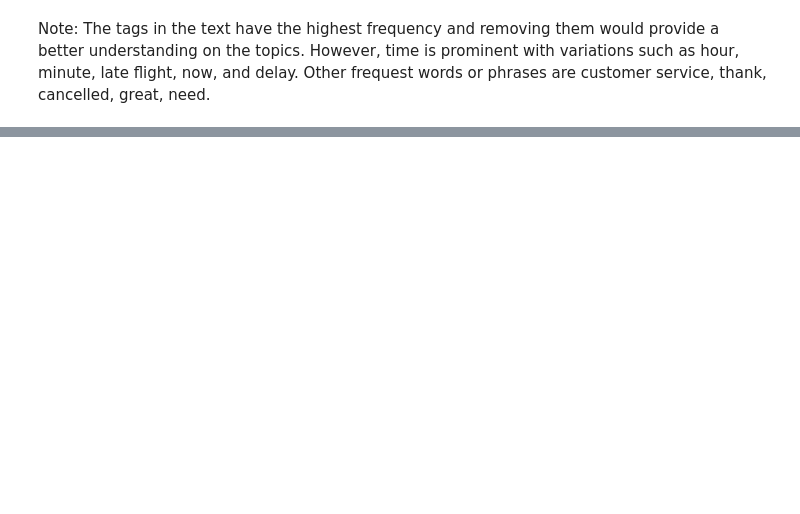
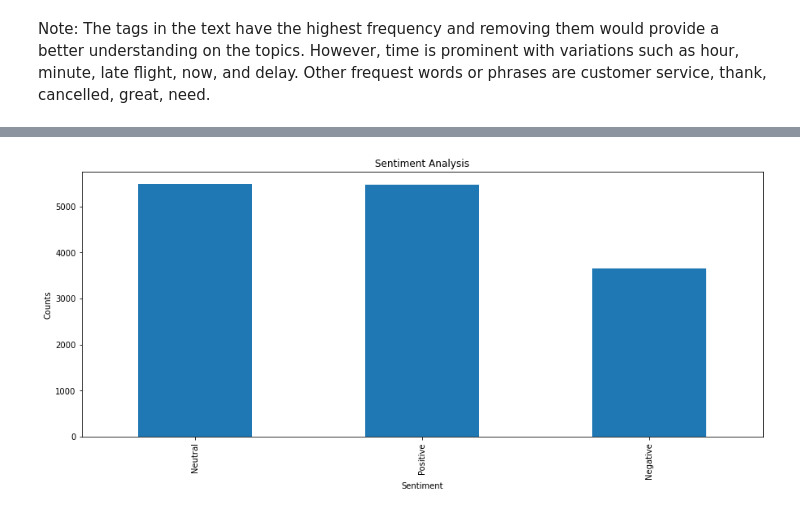
Before and after one commit to Scholarchep/sentiment-analysis-of-airline-tweets, a Jupyter notebook: airline_tweets.ipynb, the cells around one changed output, grey strips where cells are left out. Cells and saved outputs as stored; diff of their text form; code cells hidden in the pictures; blank space fills up the shorter version.

```diff
--- a/airline_tweets.ipynb
+++ b/airline_tweets.ipynb
@@ -249,0 +332,14 @@ Note: The tags in the text have the highest frequency and removing them would pr
+# %%
+# Create a function to get the subjectivity
+def getSubjectivity(text):
+    return TextBlob(text).sentiment.subjectivity
+
+# Create a function to get the polarity
+def getPolarity(text):
+    return TextBlob(text).sentiment.polarity
+# %%
+#calculating subjectivity and polarity scores
+copy_df['Subjectivity'] = copy_df['text'].apply(getSubjectivity)
+copy_df['Polarity'] = copy_df['text'].apply(getPolarity)
+
+copy_df.head()
@@ -249,0 +355,14 @@ Note: The tags in the text have the highest frequency and removing them would pr
+# %%
+
+# Create a function to compute the negative, neutral and positive analysis
+def getAnalysis(score):
+    if score < 0:
+        return 'Negative'
+    elif score == 0:
+        return 'Neutral'
+    else:
+        return 'Positive'
+
+copy_df['Sentiment'] = copy_df['Polarity'].apply(getAnalysis)
+
+copy_df.head()
@@ -249,0 +376,13 @@ Note: The tags in the text have the highest frequency and removing them would pr
+# %%
+# Show the value counts
+copy_df['Sentiment'].value_counts()
+
+#plot and visualize the counts
+plt.subplots(figsize= (15, 6))
+plt.title('Sentiment Analysis')
+plt.xlabel('Sentiment')
+plt.ylabel('Counts')
+copy_df['Sentiment'].value_counts().plot(kind='bar')
+plt.show()
+# %% [output]
+[figure, added]
```
Also changed, not shown: parts of 13 cells of this notebook.
